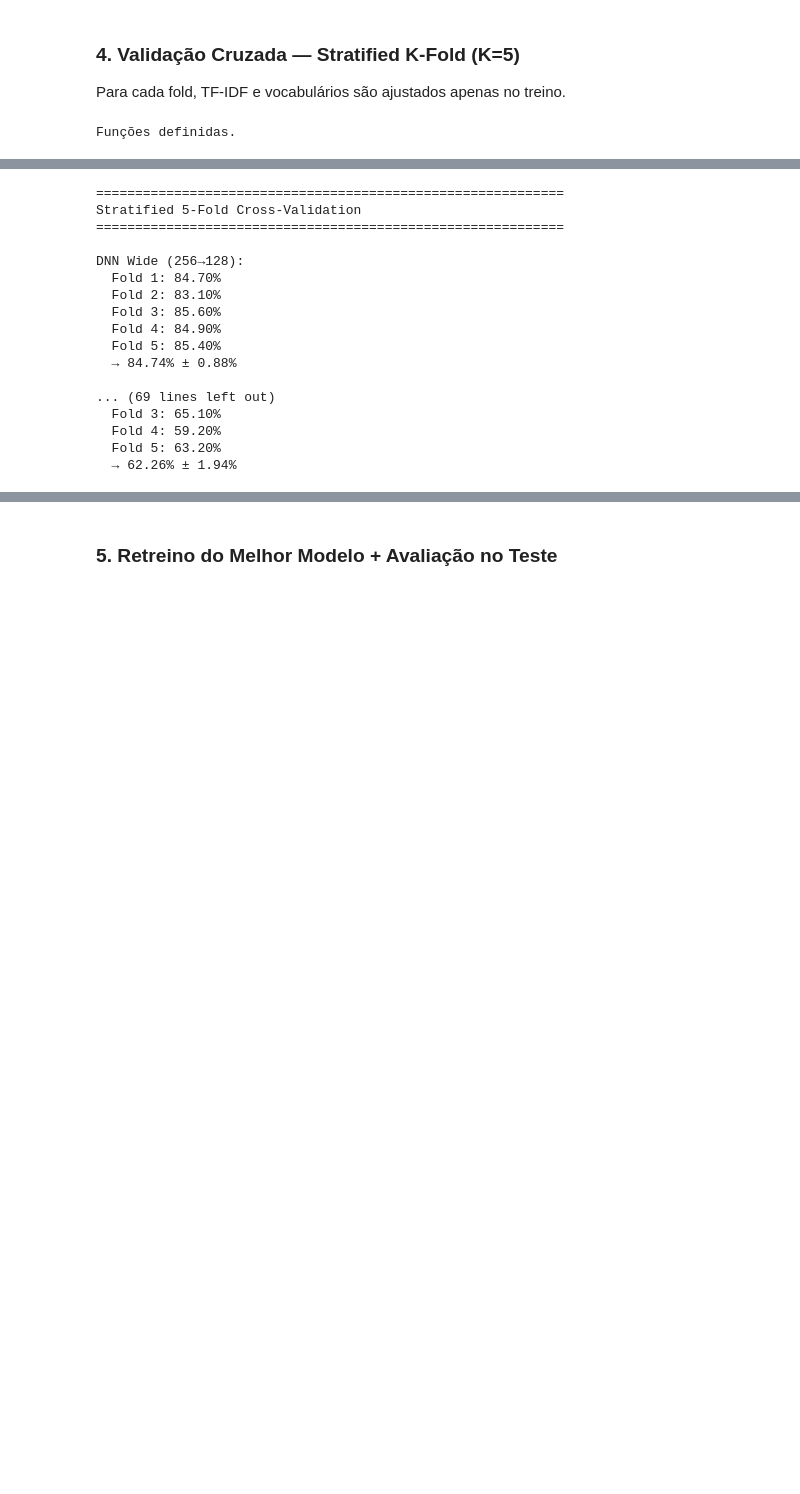
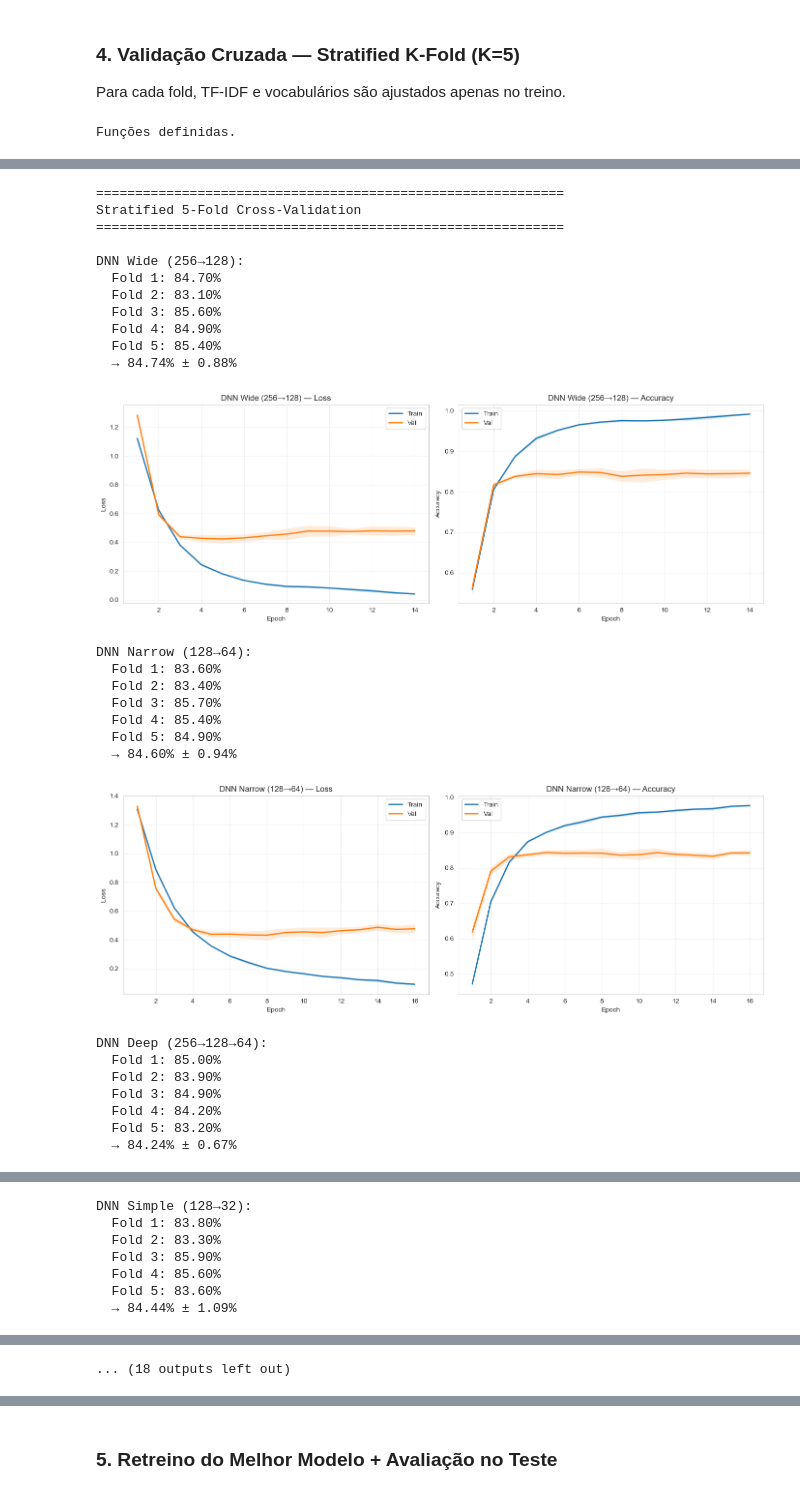
Before and after one commit to Luismpso/AP1, a Jupyter notebook: notebooks/T3.ipynb, the cells around one changed output, grey strips where cells are left out. Saved outputs shown, nothing was run; the diff lists cells and outputs as text; code cells hidden in the pictures; blank space fills up the shorter version.

Commit message:
adicionei mais redes pra comparar direitinho no pytorch, deu 58,pouco no teste mas acho q esta melhor a estrutura

```diff
--- a/notebooks/T3.ipynb
+++ b/notebooks/T3.ipynb
@@ -276,7 +369,7 @@ print('Funções definidas.')
 Funções definidas.
 # %%
 import zipfile, urllib.request
-GLOVE_DIR = '../data/glove'
+GLOVE_DIR = './data/glove'
 GLOVE_PATH = os.path.join(GLOVE_DIR, f'glove.6B.{GLOVE_DIM}d.txt')
 if not os.path.exists(GLOVE_PATH):
     os.makedirs(GLOVE_DIR, exist_ok=True)
@@ -313,14 +406,19 @@ print("Stratified 5-Fold Cross-Validation")
 print("=" * 60)
 cv_results = {}
 
-# ═══ A) DNNs tabulares — largura ═══
+# ═══ A) DNNs tabulares ═══
 tab_cfgs = {
-    'DNN Wide (256→128)': lambda i, n: DNNWide(i, n),
-    'DNN Narrow (128→64)': lambda i, n: DNNNarrow(i, n),
+    'DNN Wide (256→128)':          lambda i, n: DNNWide(i, n),
+    'DNN Narrow (128→64)':         lambda i, n: DNNNarrow(i, n),
+    'DNN Deep (256→128→64)':       lambda i, n: DNNDeep(i, n),
+    'DNN Simple (128→32)':         lambda i, n: DNNSimple(i, n),
+    'DNN VeryDeep (256→128→64→32)':lambda i, n: DNNVeryDeep(i, n),
+    'DNN LeakyReLU (256→128)':     lambda i, n: DNNLeakyReLU(i, n),
+    'DNN ELU (256→128)':           lambda i, n: DNNELU(i, n),
 }
 for nome, fn in tab_cfgs.items():
     print(f'\n{nome}:')
-    accs = []
+    accs = []; histories = []
     for fold, (tr_i, vl_i) in enumerate(stratified_k_fold(labels, K)):
         t_tr = [textos[i] for i in tr_i]; t_vl = [textos[i] for i in vl_i]
         l_tr = [labels[i] for i in tr_i]; l_vl = [labels[i] for i in vl_i]
@@ -328,63 +426,77 @@ for nome, fn in tab_cfgs.items():
         y_tr = np.array([class_names_list.index(l) for l in l_tr])
         y_vl = np.array([class_names_list.index(l) for l in l_vl])
         torch.manual_seed(42)
-        acc = train_pytorch(fn(X_tr.shape[1], num_classes),
+        acc, hist = train_pytorch(fn(X_tr.shape[1], num_classes),
             torch.FloatTensor(X_tr).to(device), torch.LongTensor(y_tr).to(device),
             torch.FloatTensor(X_vl).to(device), torch.LongTensor(y_vl).to(device))
-        accs.append(acc); print(f'  Fold {fold+1}: {acc:.2%}')
+        accs.append(acc); histories.append(hist)
+        print(f'  Fold {fold+1}: {acc:.2%}')
     cv_results[nome] = np.array(accs)
     print(f'  → {np.mean(accs):.2%} ± {np.std(accs):.2%}')
+    plot_training_curves(nome, histories)
 
-# ═══ B) Embedding+DNN — dimensão do embedding (64 vs 128) ═══
+# ═══ B) Embedding+DNN ═══
 kfold_seq('Embed+DNN (64d)',  lambda vs, nc: EmbeddingDNN(vs, 64, nc))
 kfold_seq('Embed+DNN (128d)', lambda vs, nc: EmbeddingDNN(vs, 128, nc))
 
-# ═══ C) BiLSTM — dimensão do hidden state (64 vs 128) ═══
+# ═══ C) BiLSTM ═══
 kfold_seq('BiLSTM (h=64)',  lambda vs, nc: BiLSTM(vs, 64, 64, nc))
 kfold_seq('BiLSTM (h=128)', lambda vs, nc: BiLSTM(vs, 64, 128, nc))
 
-# ═══ D) BiGRU — LSTM vs GRU + hidden size ═══
+# ═══ D) BiGRU ═══
 kfold_seq('BiGRU (h=64)',  lambda vs, nc: BiGRU(vs, 64, 64, nc))
 kfold_seq('BiGRU (h=128)', lambda vs, nc: BiGRU(vs, 64, 128, nc))
 
-# ═══ E) BiLSTM+GloVe — frozen vs fine-tuned ═══
+# ═══ E) BiLSTM+GloVe ═══
 for nome, freeze in [('BiLSTM+GloVe (frozen)', True), ('BiLSTM+GloVe (fine-tuned)', False)]:
     print(f'\n{nome}:')
-    accs = []
+    accs = []; histories = []
     for fold, (tr_i, vl_i) in enumerate(stratified_k_fold(labels, K)):
         t_tr = [textos[i] for i in tr_i]; t_vl = [textos[i] for i in vl_i]
         l_tr = [labels[i] for i in tr_i]; l_vl = [labels[i] for i in vl_i]
         w2i = build_fold_vocab(t_tr)
         emb, found = build_emb_matrix(w2i, glove_all, GLOVE_DIM)
         if fold == 0: print(f'    GloVe: {found}/{len(w2i)-2}')
         s_tr = texts_to_sequences(t_tr, w2i, MAX_SEQ_LEN)
         s_vl = texts_to_sequences(t_vl, w2i, MAX_SEQ_LEN)
         y_tr = np.array([class_names_list.index(l) for l in l_tr])
         y_vl = np.array([class_names_list.index(l) for l in l_vl])
         torch.manual_seed(42)
-        acc = train_pytorch(
+        acc, hist = train_pytorch(
             BiLSTMGloVe(emb, GLOVE_HIDDEN, num_classes, freeze_embed=freeze),
             torch.LongTensor(s_tr).to(device), torch.LongTensor(y_tr).to(device),
             torch.LongTensor(s_vl).to(device), torch.LongTensor(y_vl).to(device),
             wd=1e-4, patience=15)
-        accs.append(acc); print(f'  Fold {fold+1}: {acc:.2%}')
+        accs.append(acc); histories.append(hist)
+        print(f'  Fold {fold+1}: {acc:.2%}')
     cv_results[nome] = np.array(accs)
     print(f'  → {np.mean(accs):.2%} ± {np.std(accs):.2%}')
+    plot_training_curves(nome, histories)
 # %% [output]
 ============================================================
 Stratified 5-Fold Cross-Validation
 ============================================================
 
 DNN Wide (256→128):
   Fold 1: 84.70%
   Fold 2: 83.10%
   Fold 3: 85.60%
   Fold 4: 84.90%
   Fold 5: 85.40%
   → 84.74% ± 0.88%
-
-... (69 lines left out)
-  Fold 3: 65.10%
-  Fold 4: 59.20%
-  Fold 5: 63.20%
-  → 62.26% ± 1.94%
+[figure, added]
+DNN Narrow (128→64):
+  Fold 1: 83.60%
+  Fold 2: 83.40%
+  Fold 3: 85.70%
+  Fold 4: 85.40%
+  Fold 5: 84.90%
+  → 84.60% ± 0.94%
+[figure, added]
+DNN Deep (256→128→64):
+  Fold 1: 85.00%
+  Fold 2: 83.90%
+  Fold 3: 84.90%
+  Fold 4: 84.20%
+  Fold 5: 83.20%
+  → 84.24% ± 0.67%
@@ -390,0 +504,7 @@ DNN Wide (256→128):
+DNN Simple (128→32):
+  Fold 1: 83.80%
+  Fold 2: 83.30%
+  Fold 3: 85.90%
+  Fold 4: 85.60%
+  Fold 5: 83.60%
+  → 84.44% ± 1.09%
@@ -391,3 +528,4 @@ DNN Wide (256→128):
+... (18 outputs left out)
 # %%
 rows = []
 for nome, accs in cv_results.items():
```
Also changed, not shown: parts of 11 cells of this notebook, 5 other files.
